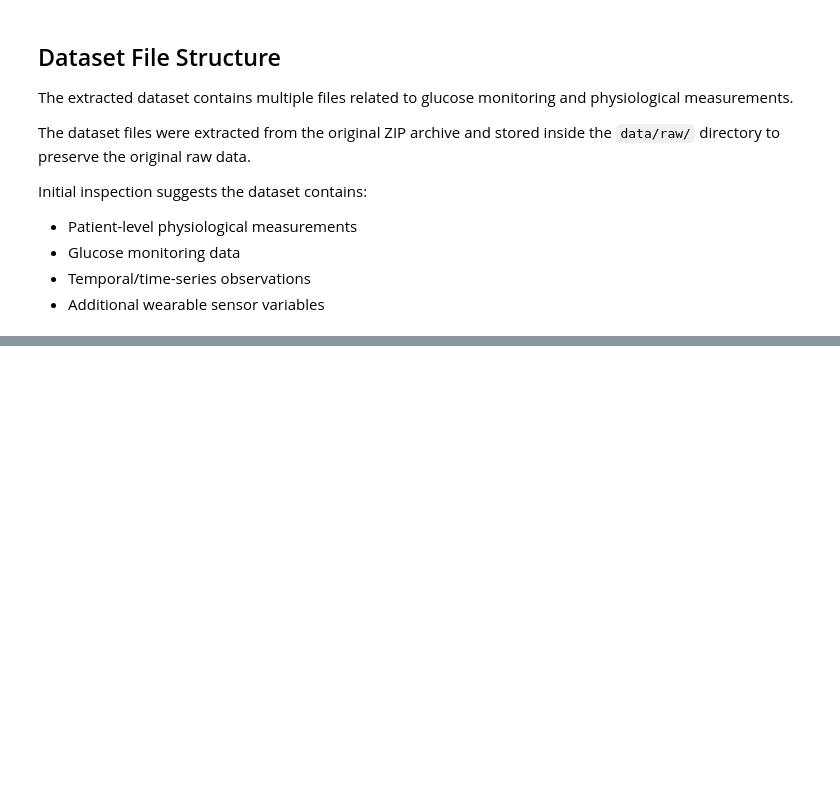
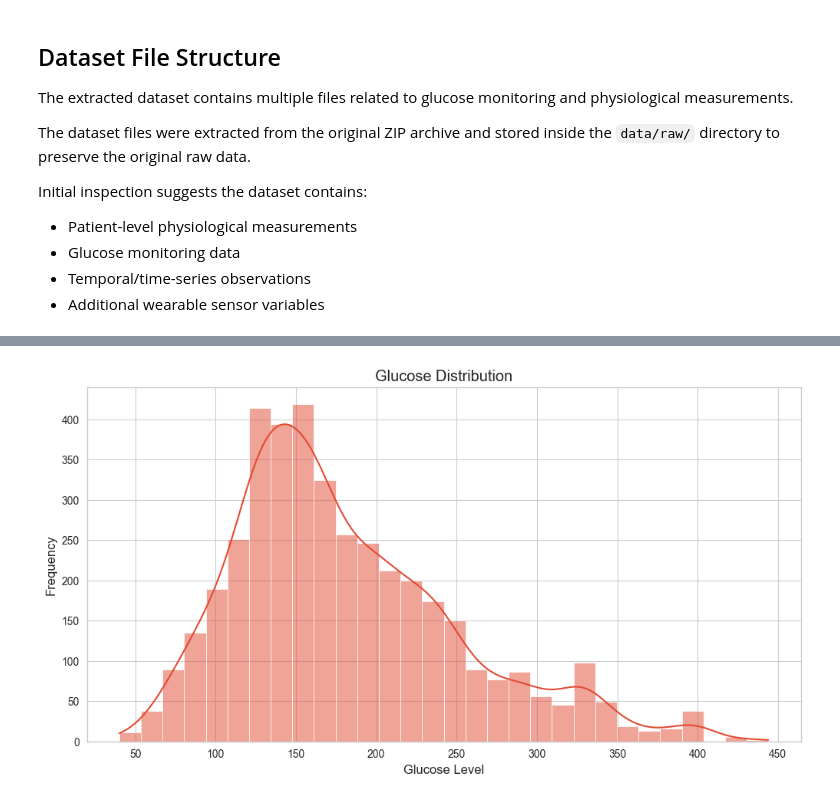
Before and after one commit to HumsShaik/diabetes-glucose-analysis, a Jupyter notebook: notebooks/01_data_understanding.ipynb, the cells around one changed output, grey strips where cells are left out. Saved outputs shown, nothing was run; the diff lists cells and outputs as text; code cells hidden in the pictures; blank space fills up the shorter version.

Commit message:
Complete Notebook 1: Data Understanding

```diff
--- a/notebooks/01_data_understanding.ipynb
+++ b/notebooks/01_data_understanding.ipynb
@@ -106,3 +137,7 @@ import numpy as np
+# %%
+sns.set_style("whitegrid")
+
+plt.rcParams['figure.figsize'] = (12,6)
 # %% [markdown]
 ## Dataset File Structure
 
@@ -125,0 +291,9 @@ df = pd.read_csv("../data/raw/HUPA-UC-Diabetes-Dataset/patient_data.csv")
+# %%
+# reload the CSV correctly first. Previously pandas assumed: comma-separated file But your dataset is actually: semicolon-separated file
+
+df_patient = pd.read_csv(
+    "../data/raw/HUPA-UC Diabetes Dataset/HUPA0001P.csv",
+    sep=';'
+)
+
+df_patient.head()
@@ -125,0 +454,6 @@ df = pd.read_csv("../data/raw/HUPA-UC-Diabetes-Dataset/patient_data.csv")
+# %%
+# convert the timestamp column properly.
+# Datetime Conversion and Temporal Understanding
+
+df_patient['time'] = pd.to_datetime(df_patient['time'])
+df_patient['time'].head()
@@ -125,0 +510,6 @@ df = pd.read_csv("../data/raw/HUPA-UC-Diabetes-Dataset/patient_data.csv")
+# %%
+# Temporal Consistency Analysis
+# verify the interval consistency.
+df_patient['time_diff'] = df_patient['time'].diff()
+
+df_patient['time_diff'].value_counts().head()
@@ -125,0 +589,10 @@ df = pd.read_csv("../data/raw/HUPA-UC-Diabetes-Dataset/patient_data.csv")
+# %%
+# 1. Glucose Distribution
+
+sns.histplot(df_patient['glucose'], bins=30, kde=True)
+plt.title("Glucose Distribution")
+plt.xlabel("Glucose Level")
+plt.ylabel("Frequency")
+plt.show()
+# %% [output]
+[figure, added]
```
Also changed, not shown: parts of 45 cells of this notebook.
